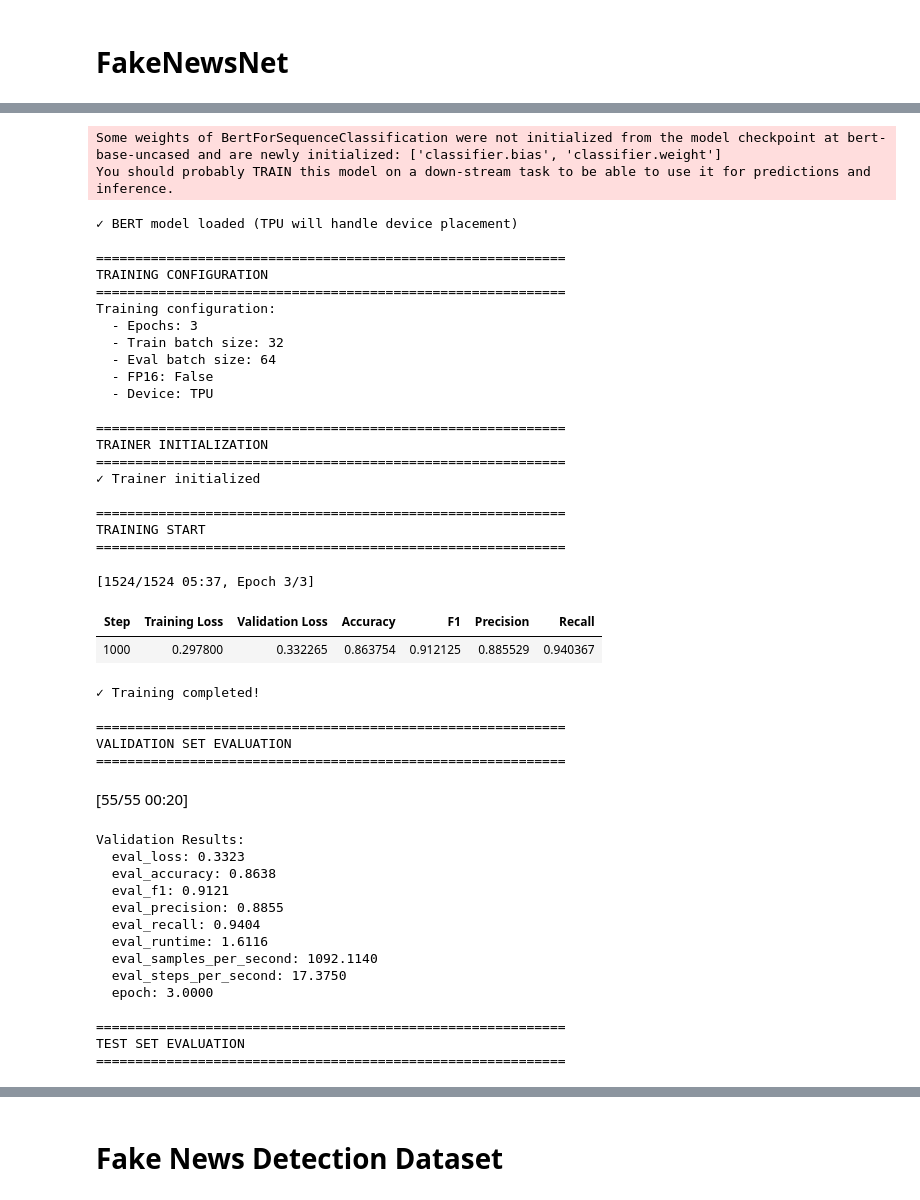
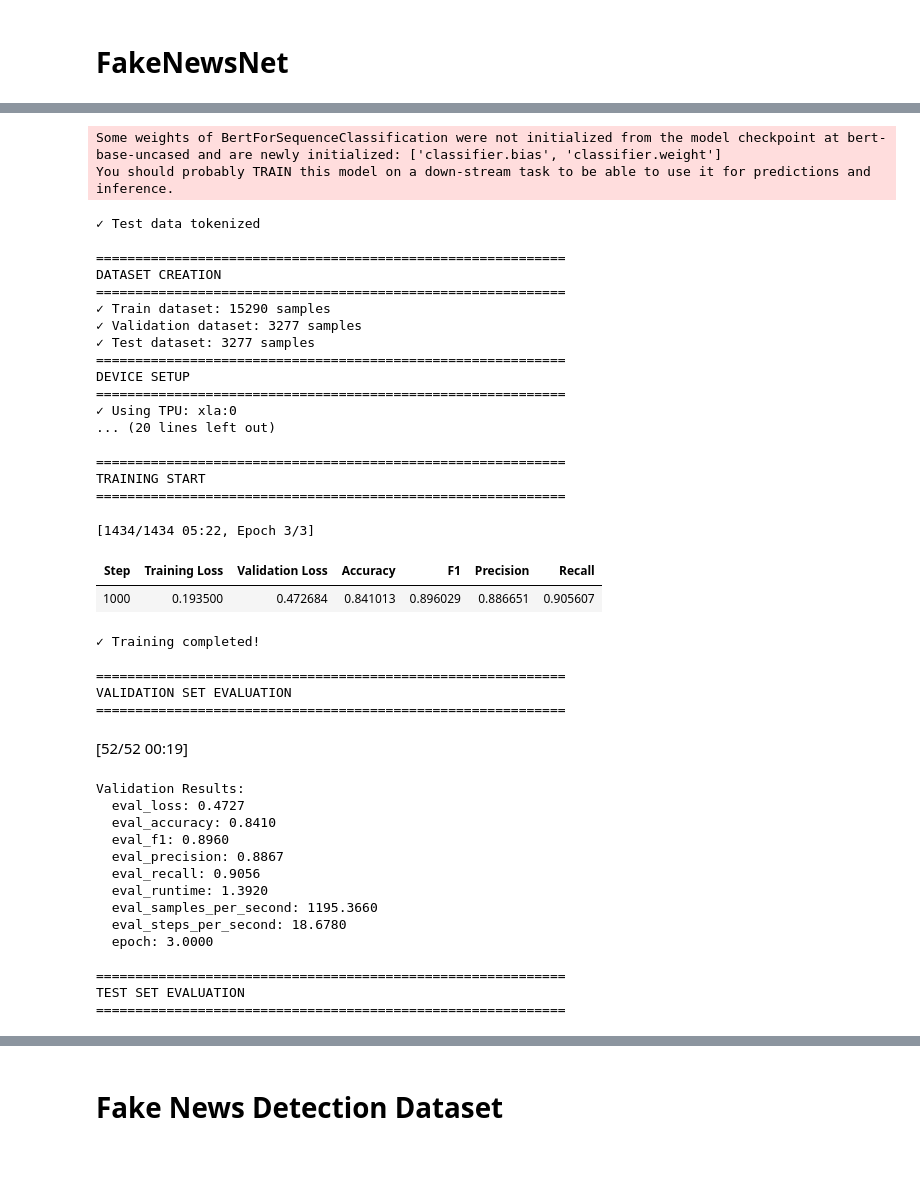
Before and after one commit to sadjordan/Detecting-Fake-News-with-Deep-Learning, a Jupyter notebook: Code/dataset_processing/BERT-Finetuning.ipynb, the cells around one changed output, grey strips where cells are left out. Drawn from its saved outputs; the diff is of its cells as text; code cells hidden in the pictures; blank space fills up the shorter version.

```diff
--- a/Code/dataset_processing/BERT-Finetuning.ipynb
+++ b/Code/dataset_processing/BERT-Finetuning.ipynb
@@ -380,7 +407,7 @@ BERT FINE-TUNING COMPLETE! 🎉
 # %% [markdown]
 # FakeNewsNet
 # %%
-train_loop("/content/drive/MyDrive/datasets/FakeNewsNet_Dataset_processed.csv", "/content/drive/MyDrive/bert_models/FakeNewsNet")
+train_loop("/content/drive/MyDrive/datasets/FakeNewsNet_processed.csv", "/content/drive/MyDrive/bert_models/FakeNewsNet")
 # %% [output]
 ============================================================
 DATA LOADING
@@ -402,43 +429,40 @@ MODEL LOADING
 Some weights of BertForSequenceClassification were not initialized from the model checkpoint at bert-base-uncased and are newly initialized: ['classifier.bias', 'classifier.weight']
 You should probably TRAIN this model on a down-stream task to be able to use it for predictions and inference.
-✓ BERT model loaded (TPU will handle device placement)
+✓ Test data tokenized
 
 ============================================================
-TRAINING CONFIGURATION
+DATASET CREATION
 ============================================================
-Training configuration:
-  - Epochs: 3
-  - Train batch size: 32
-  - Eval batch size: 64
-  - FP16: False
-  - Device: TPU
-
+✓ Train dataset: 15290 samples
+✓ Validation dataset: 3277 samples
+✓ Test dataset: 3277 samples
 ============================================================
-TRAINER INITIALIZATION
+DEVICE SETUP
 ============================================================
-✓ Trainer initialized
+✓ Using TPU: xla:0
+... (20 lines left out)
 
 ============================================================
 TRAINING START
 ============================================================
-[1524/1524 05:37, Epoch 3/3]
+[1434/1434 05:22, Epoch 3/3]
 | Step | Training Loss | Validation Loss | Accuracy | F1 | Precision | Recall |
-| 1000 | 0.297800 | 0.332265 | 0.863754 | 0.912125 | 0.885529 | 0.940367 |
+| 1000 | 0.193500 | 0.472684 | 0.841013 | 0.896029 | 0.886651 | 0.905607 |
 ✓ Training completed!
 
 ============================================================
 VALIDATION SET EVALUATION
 ============================================================
-[55/55 00:20]
+[52/52 00:19]
 Validation Results:
-  eval_loss: 0.3323
-  eval_accuracy: 0.8638
-  eval_f1: 0.9121
-  eval_precision: 0.8855
-  eval_recall: 0.9404
-  eval_runtime: 1.6116
-  eval_samples_per_second: 1092.1140
-  eval_steps_per_second: 17.3750
+  eval_loss: 0.4727
+  eval_accuracy: 0.8410
+  eval_f1: 0.8960
+  eval_precision: 0.8867
+  eval_recall: 0.9056
+  eval_runtime: 1.3920
+  eval_samples_per_second: 1195.3660
+  eval_steps_per_second: 18.6780
   epoch: 3.0000
 
 ============================================================
```
Also changed, not shown: parts of 10 cells of this notebook, 1 other file.
